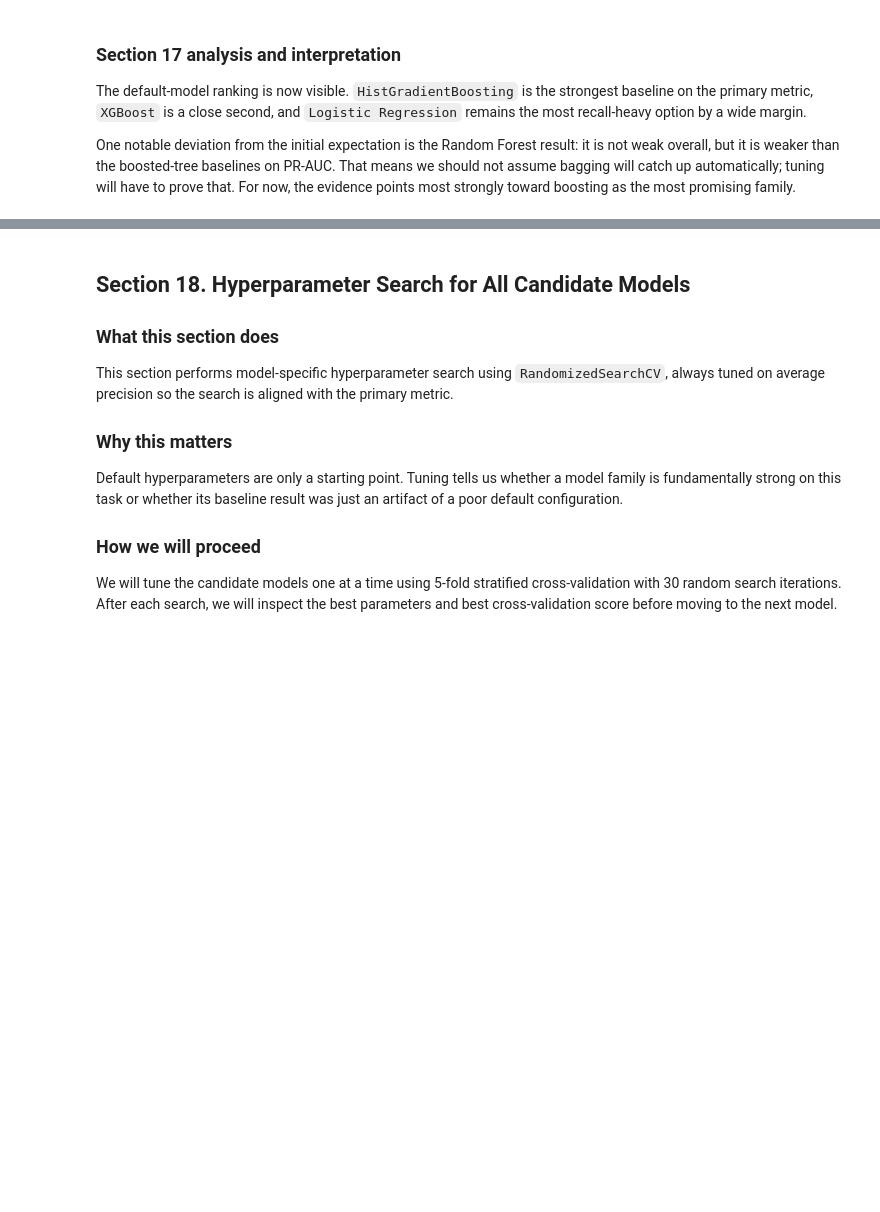
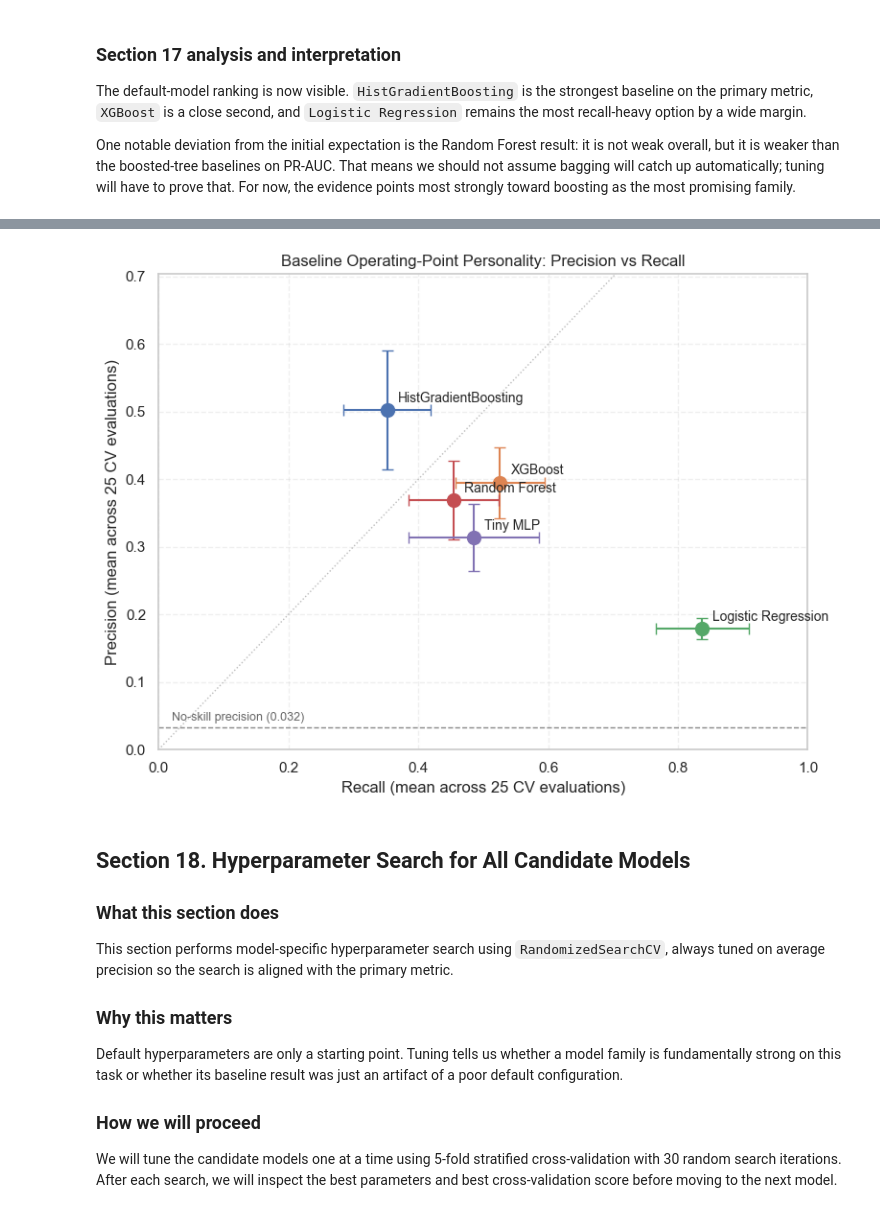
Before and after one commit to SfarOussama9/AiProject, a Jupyter notebook: bankruptcy_prediction_final.ipynb, the cells around one changed output, grey strips where cells are left out. Saved outputs shown, nothing was run; the diff lists cells and outputs as text; code cells hidden in the pictures; blank space fills up the shorter version.

```diff
--- a/bankruptcy_prediction_final.ipynb
+++ b/bankruptcy_prediction_final.ipynb
@@ -1179,3 +1233,50 @@ One notable deviation from the initial expectation is the Random Forest result:
+# %%
+# Presentation visual 2: precision vs recall trade-off across baseline models.
+
+fig, ax = plt.subplots(figsize=(8, 6))
+
+# Plot one point per model with error bars showing CV stability on both axes.
+for _, row in default_cv_results_sorted.iterrows():
+    ax.errorbar(
+        row["recall_mean"],
+        row["precision_mean"],
+        xerr=row["recall_std"],
+        yerr=row["precision_std"],
+        fmt="o",
+        markersize=10,
+        capsize=4,
+        label=row["model"],
+    )
+    # Label each point next to the marker.
+    ax.annotate(
+        row["model"],
+        (row["recall_mean"], row["precision_mean"]),
+        textcoords="offset points",
+        xytext=(8, 6),
+        fontsize=10,
+    )
+
+# Reference lines: equal precision = recall (balanced operating point) and no-skill precision.
+ax.plot([0, 1], [0, 1], linestyle=":", color="#bbbbbb", linewidth=1, label="precision = recall")
+ax.axhline(y=y_train.mean(), linestyle="--", color="#888888", linewidth=1)
+ax.text(
+    0.02,
+    y_train.mean() + 0.01,
+    f"No-skill precision ({y_train.mean():.3f})",
+    color="#666666",
+    fontsize=9,
+)
+
+ax.set_xlim(0, 1.0)
+ax.set_ylim(0, max(default_cv_results_sorted["precision_mean"].max() * 1.4, 0.6))
+ax.set_xlabel("Recall (mean across 25 CV evaluations)")
+ax.set_ylabel("Precision (mean across 25 CV evaluations)")
+ax.set_title("Baseline Operating-Point Personality: Precision vs Recall")
+ax.grid(True, linestyle="--", alpha=0.3)
+plt.tight_layout()
+plt.show()
+# %% [output]
+[figure, added]
 # %% [markdown]
 ## Section 18. Hyperparameter Search for All Candidate Models
 
```
Also changed, not shown: parts of 7 cells of this notebook.
